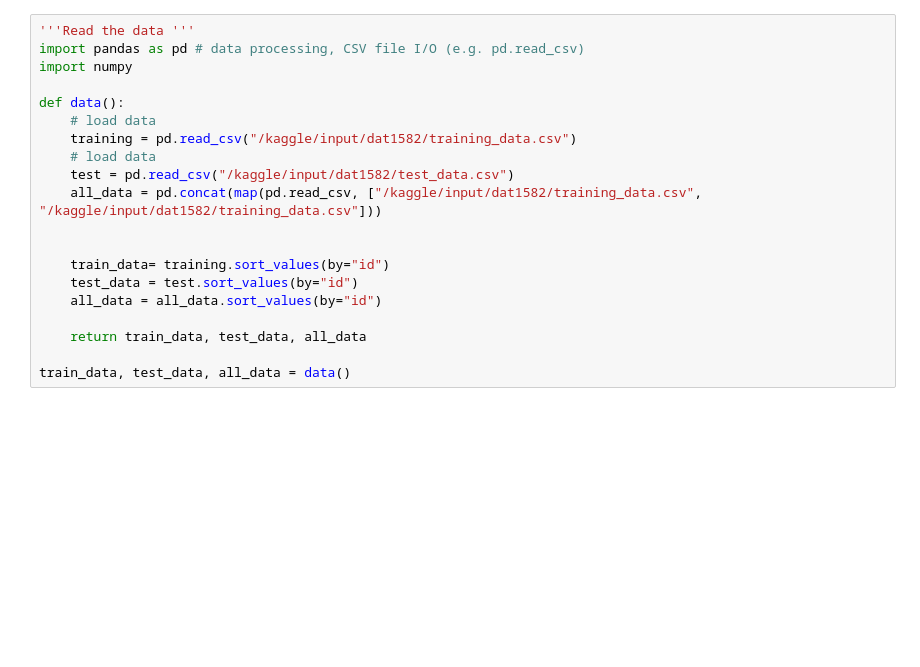
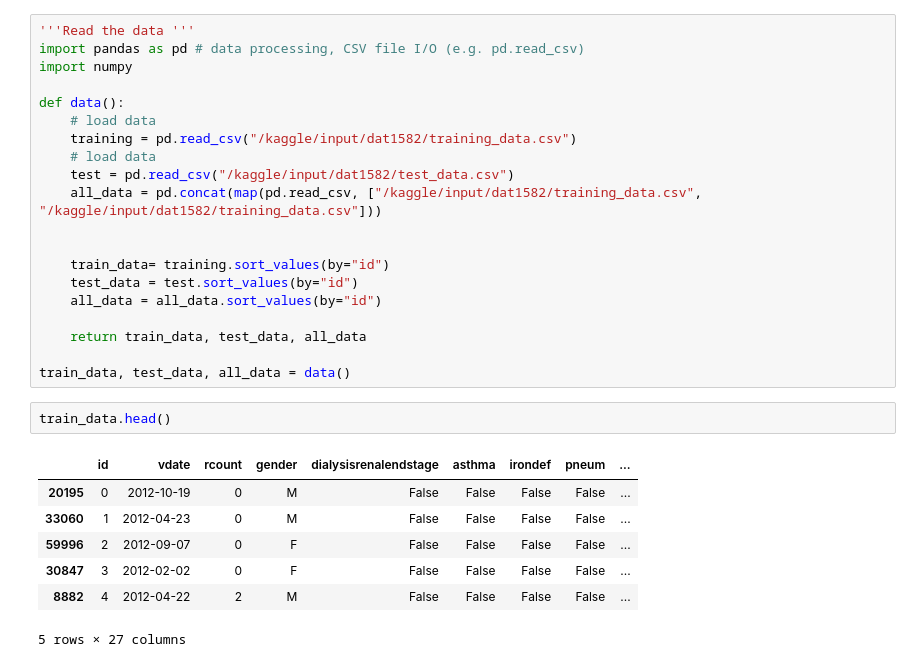
Before and after one commit to Jonas-Feierabend/DAT158_Machine_Learning, a Jupyter notebook: ML-Assignment-1/ensemble.ipynb, the cells around one changed output. Cells and saved outputs as stored; diff of their text form; blank space fills up the shorter version.

```diff
--- a/ML-Assignment-1/ensemble.ipynb
+++ b/ML-Assignment-1/ensemble.ipynb
@@ -18,3 +38,13 @@ def data():
     return train_data, test_data, all_data
 
 train_data, test_data, all_data = data()
+# %%
+train_data.head()
+# %% [output]
+|  | id | vdate | rcount | gender | dialysisrenalendstage | asthma | irondef | pneum | ... |
+| 20195 | 0 | 2012-10-19 | 0 | M | False | False | False | False | ... |
+| 33060 | 1 | 2012-04-23 | 0 | M | False | False | False | False | ... |
+| 59996 | 2 | 2012-09-07 | 0 | F | False | False | False | False | ... |
+| 30847 | 3 | 2012-02-02 | 0 | F | False | False | False | False | ... |
+| 8882 | 4 | 2012-04-22 | 2 | M | False | False | False | False | ... |
+5 rows × 27 columns
```
Also changed, not shown: parts of 20 cells of this notebook.
